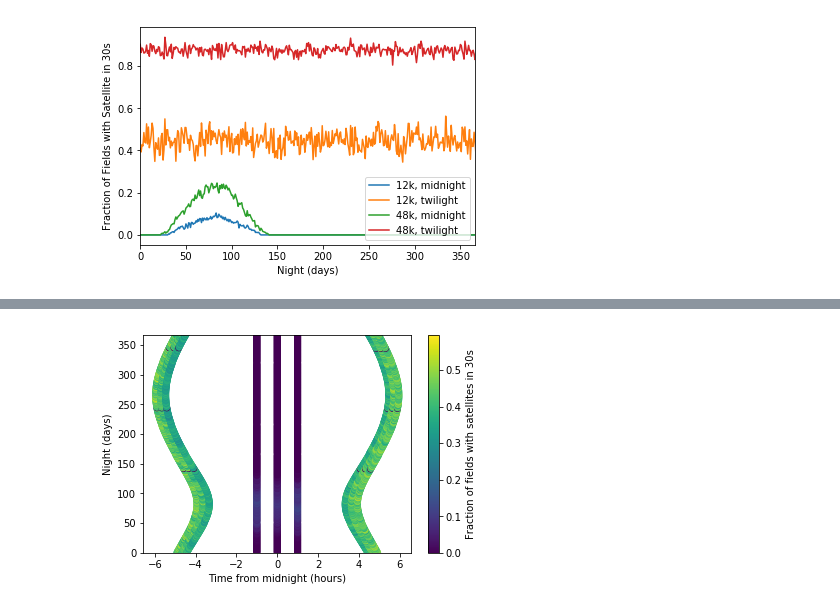
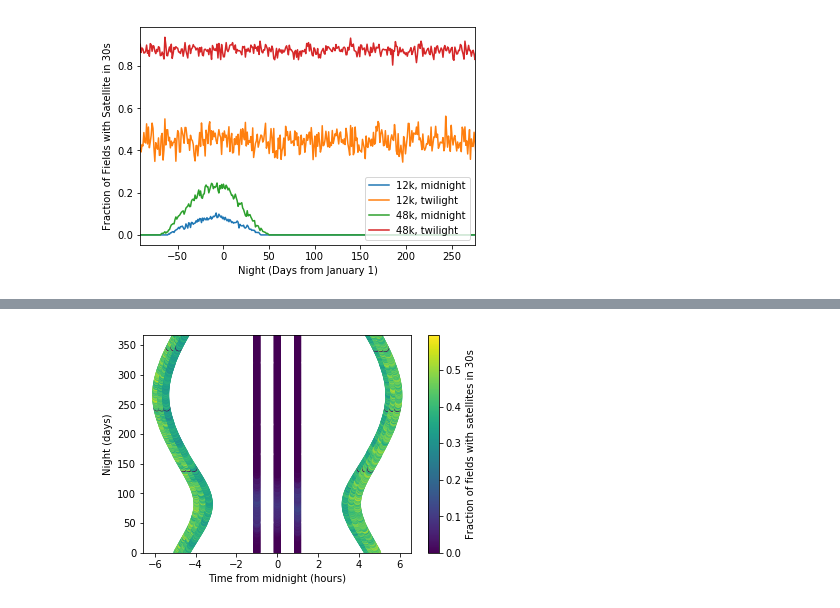
Before and after one commit to yoachim/satellite_collisions, a Jupyter notebook: viz_night_frac.ipynb, the cells around one changed output, grey strips where cells are left out. Saved outputs shown, nothing was run; the diff lists cells and outputs as text; code cells hidden in the pictures.

Commit message:
update plot

```diff
--- a/viz_night_frac.ipynb
+++ b/viz_night_frac.ipynb
@@ -23,10 +23,13 @@ midnight= data['result_mjds'][:, 4]
 mjds = (data['result_mjds'].T - data['result_mjds'][:,4])*24.
 night = data['result_fractions'][:,-1]
 
+# jan 1, 2023
+jan_1_offset = -data['result_mjds'][:, 4][0] + 59945
+
 mjds = mjds[:,4]
 frac = data['result_fractions'][:,4]
 
-plt.plot(night, frac, label='12k, midnight')
+plt.plot(night - jan_1_offset, frac, label='12k, midnight')
 plt.xlim([0,366])
 plt.xlabel('Night (days)')
 plt.ylabel('Fraction of Fields with Satellite in 30s')
@@ -39,36 +42,36 @@ night = data['result_fractions'][:,-1]
 
 mjds = mjds[:,4]
 frac = data['result_fractions'][:,0]
 good = np.where(frac > 0)
-plt.plot(night[good], frac[good], label='12k, twilight')
+plt.plot(night[good] - jan_1_offset, frac[good], label='12k, twilight')
 
 
 
 #def viz_nf2(filename='contam_fractions.npz'):
 filename='contam_fractions_scalesuper.npz'
 data = np.load(filename)
 midnight= data['result_mjds'][:, 4]
 mjds = (data['result_mjds'].T - data['result_mjds'][:,4])*24.
 night = data['result_fractions'][:,-1]
 
 mjds = mjds[:,4]
 frac = data['result_fractions'][:,4]
 
-plt.plot(night, frac, label= '48k, midnight')
-plt.xlim([0,366])
-plt.xlabel('Night (days)')
+plt.plot(night - jan_1_offset, frac, label= '48k, midnight')
+plt.xlim([-jan_1_offset,366-jan_1_offset])
+plt.xlabel('Night (Days from January 1)')
 plt.ylabel('Fraction of Fields with Satellite in 30s')
 plt.title('')
 
 
 
 frac = data['result_fractions'][:,0]
 # clean up what I think is an ephem bug
 good = np.where(frac > 0)[0]
-plt.plot(night[good], frac[good], label='48k, twilight')
+plt.plot(night[good] - jan_1_offset, frac[good], label='48k, twilight')
 
 
 plt.legend(loc="lower right")
 plt.savefig('frac_with_sats.pdf')
 # %% [output]
-[figure, old version]
+[figure, new version]
```
Also changed, not shown: parts of 2 cells of this notebook.
